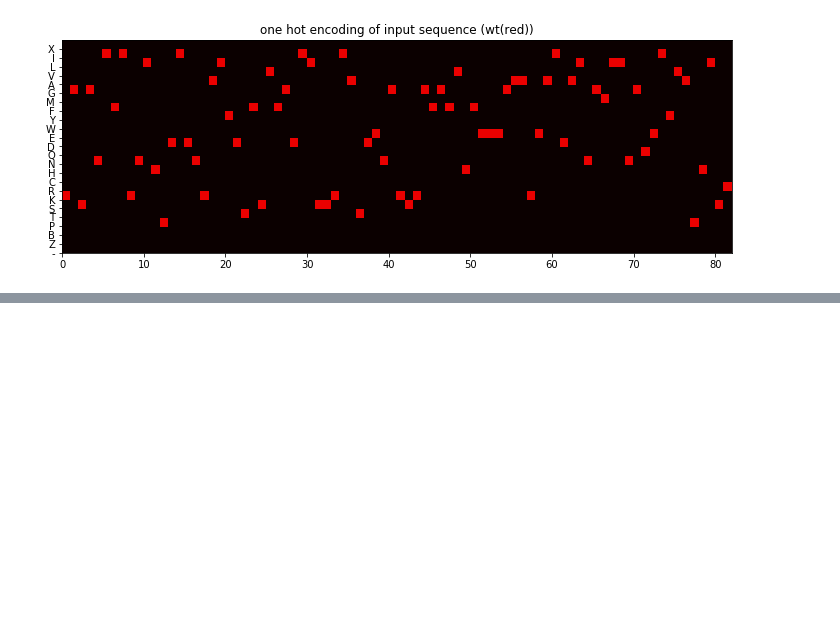
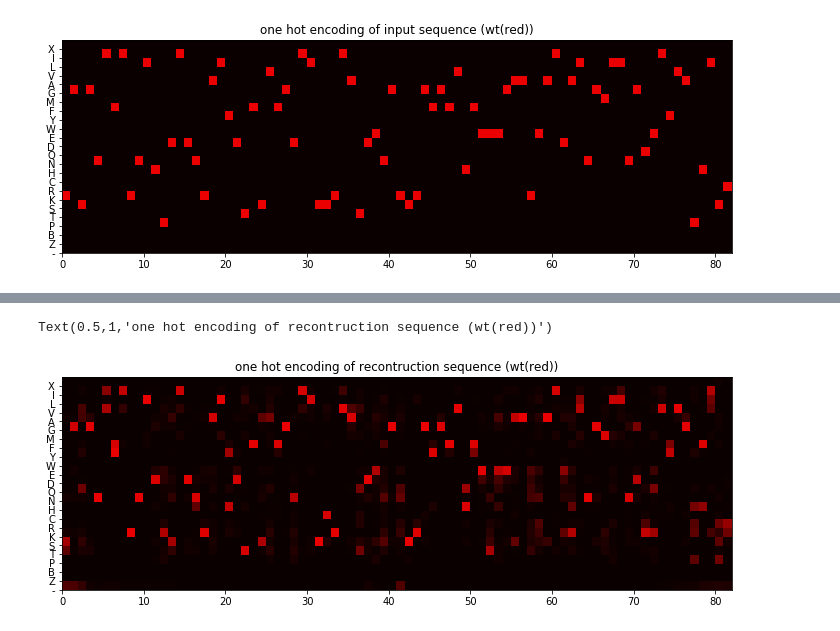
Before and after one commit to rockey1006/Variational-Autoencoders, a Jupyter notebook: recontruction.ipynb, the cells around one changed output, grey strips where cells are left out. Saved outputs shown, nothing was run; the diff lists cells and outputs as text; code cells hidden in the pictures; blank space fills up the shorter version.

```diff
--- a/recontruction.ipynb
+++ b/recontruction.ipynb
@@ -323,0 +376,17 @@ Text(0.5,1,'one hot encoding of recontruction sequence (wt(red))')
+# %%
+x_decoded=vae.predict(test_data_plus[0:1000],batch_size=batch_size)
+digit_wt = x_decoded[0].reshape(digit_size,sequence_size)#24*82
+fig = plt.figure(figsize=(12,18))
+
+fig.add_subplot(411)
+
+plt.pcolor(digit_wt.reshape(digit_size,sequence_size),cmap="hot",vmin=0,vmax=3)
+
+plt.xlim(0,82);
+plt.ylim(0,24);
+plt.yticks(range(24),ORDER_LIST)
+
+plt.title("one hot encoding of recontruction sequence (wt(red))")
+# %% [output]
+Text(0.5,1,'one hot encoding of recontruction sequence (wt(red))')
+[figure, added]
```
Also changed, not shown: parts of 8 cells of this notebook.
